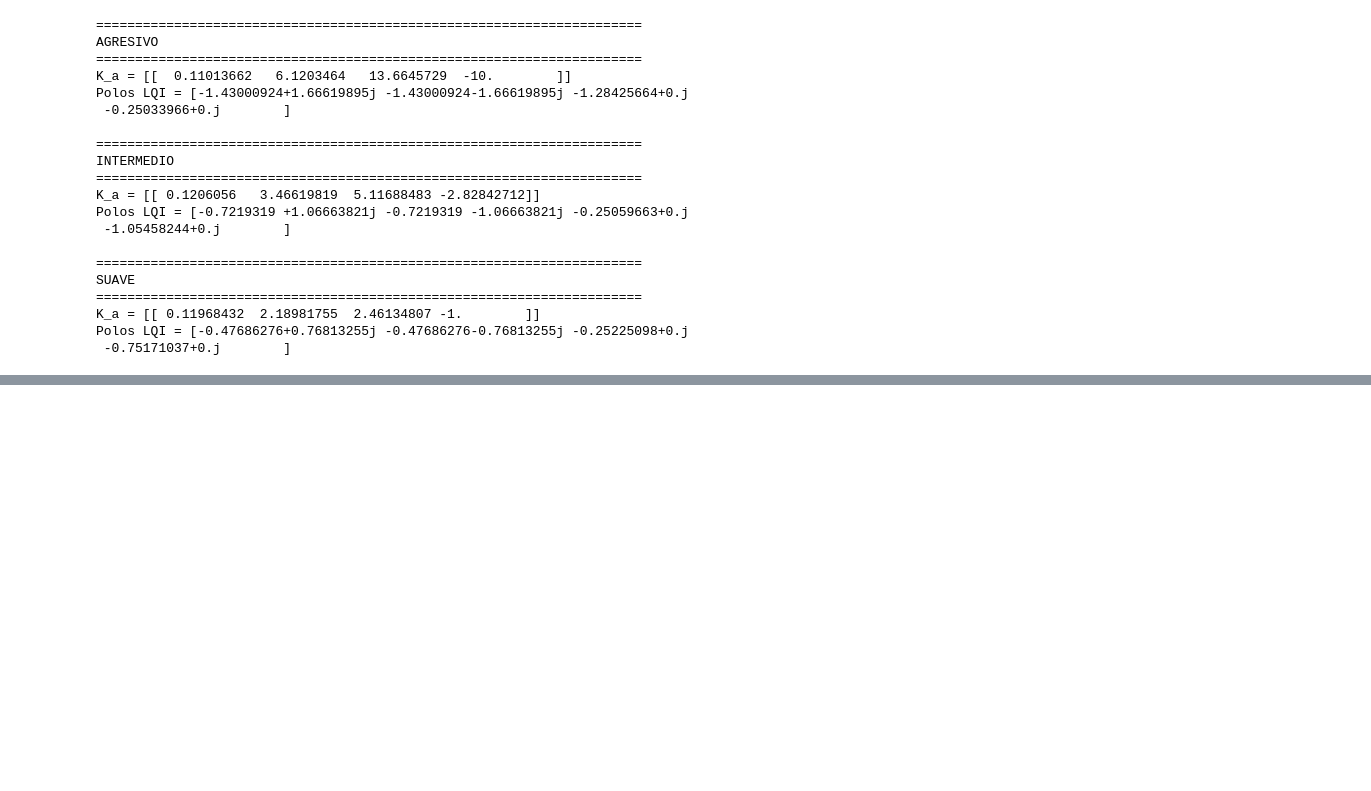
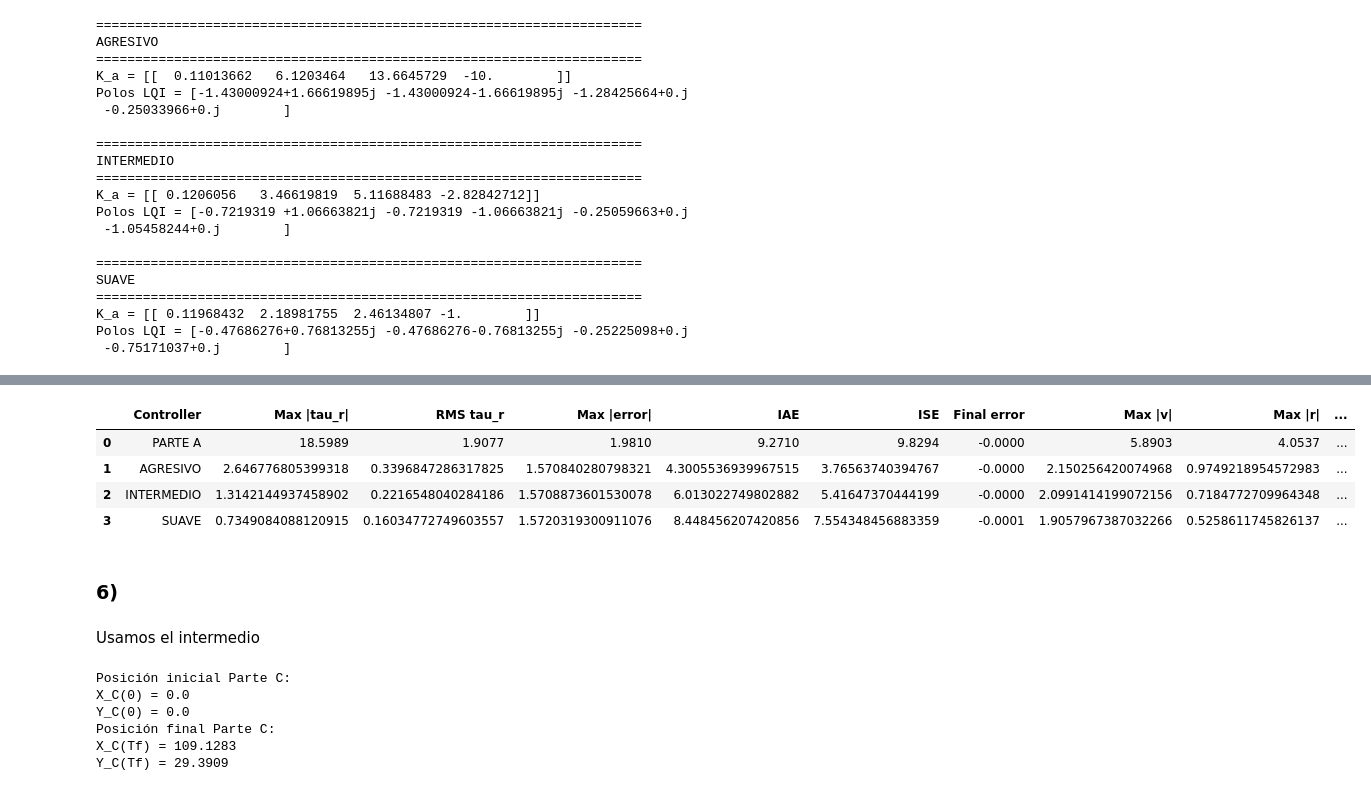
Before and after one commit to teomk/Control-TP2, a Jupyter notebook: ParteC.ipynb, the cells around one changed output, grey strips where cells are left out. Cells and saved outputs as stored; diff of their text form; code cells hidden in the pictures; blank space fills up the shorter version.

```diff
--- a/ParteC.ipynb
+++ b/ParteC.ipynb
@@ -210,0 +230,52 @@ print_metrics(results)
+# %%
+print_metrics(results_comparacion)
+# %% [output]
+|  | Controller | Max |tau_r| | RMS tau_r | Max |error| | IAE | ISE | Final error | Max |v| | Max |r| | ... |
+| 0 | PARTE A | 18.5989 | 1.9077 | 1.9810 | 9.2710 | 9.8294 | -0.0000 | 5.8903 | 4.0537 | ... |
+| 1 | AGRESIVO | 2.646776805399318 | 0.3396847286317825 | 1.570840280798321 | 4.3005536939967515 | 3.76563740394767 | -0.0000 | 2.150256420074968 | 0.9749218954572983 | ... |
+| 2 | INTERMEDIO | 1.3142144937458902 | 0.2216548040284186 | 1.5708873601530078 | 6.013022749802882 | 5.41647370444199 | -0.0000 | 2.0991414199072156 | 0.7184772709964348 | ... |
+| 3 | SUAVE | 0.7349084088120915 | 0.16034772749603557 | 1.5720319300911076 | 8.448456207420856 | 7.554348456883359 | -0.0001 | 1.9057967387032266 | 0.5258611745826137 | ... |
+# %% [markdown]
+### 6)
+# %% [markdown]
+Usamos el intermedio
+# %%
+u0 = 2.0
+
+result_C = results["INTERMEDIO"]
+
+T_C = result_C["T"]
+v_C = result_C["v"]
+psi_C = result_C["psi"]
+
+v_interp_C = interp1d(T_C, v_C, kind="linear")
+psi_interp_C = interp1d(T_C, psi_C, kind="linear")
+
+def cinematica_C(t, state):
+    v_t = float(v_interp_C(t))
+    psi_t = float(psi_interp_C(t))
+
+    dX = u0 * np.cos(psi_t) - v_t * np.sin(psi_t)
+    dY = u0 * np.sin(psi_t) + v_t * np.cos(psi_t)
+
+    return [dX, dY]
+
+sol_C = solve_ivp( cinematica_C, [T_C[0], T_C[-1]], [0.0, 0.0], t_eval=T_C)
+
+X_C = sol_C.y[0]
+Y_C = sol_C.y[1]
+
+print("Posición inicial Parte C:")
+print("X_C(0) =", X_C[0])
+print("Y_C(0) =", Y_C[0])
+
+print("Posición final Parte C:")
+print("X_C(Tf) =", round(X_C[-1], 4))
+print("Y_C(Tf) =", round(Y_C[-1], 4))
+# %% [output]
+Posición inicial Parte C:
+X_C(0) = 0.0
+Y_C(0) = 0.0
+Posición final Parte C:
+X_C(Tf) = 109.1283
+Y_C(Tf) = 29.3909
```
Also changed, not shown: parts of 15 cells of this notebook, 13 other files.
